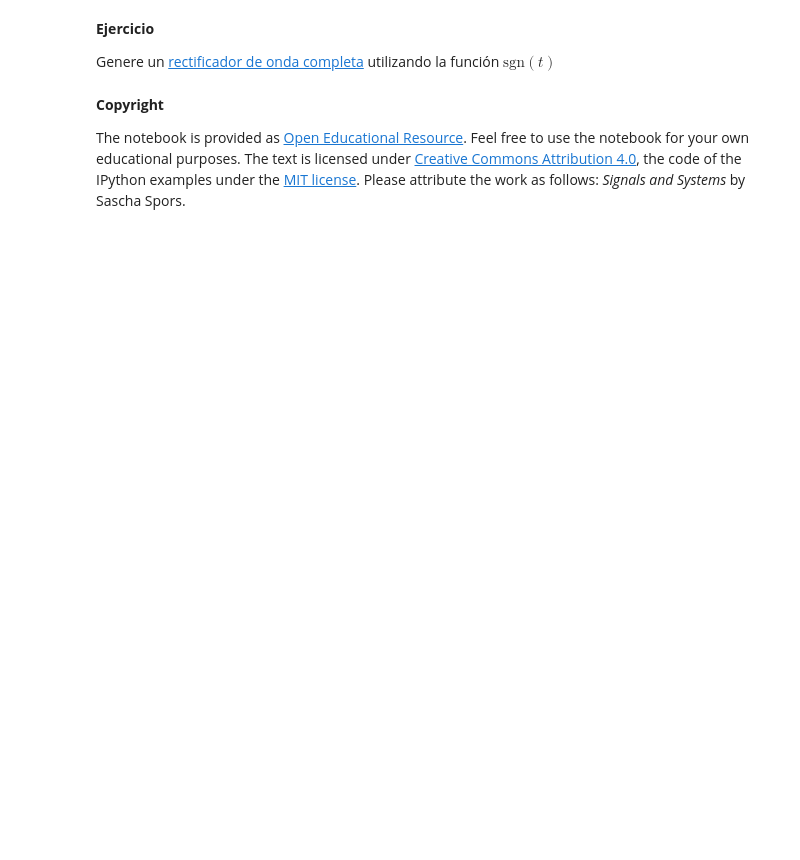
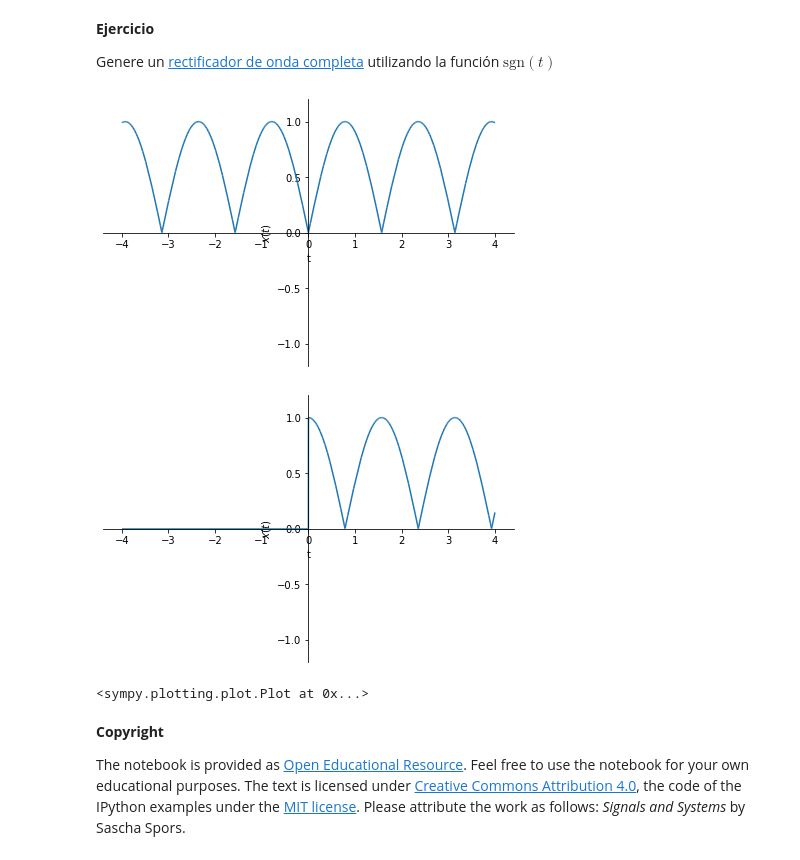
Before and after one commit to bavendanom/Se-ales_y_sistemas_bavendanom, a Jupyter notebook: TALLER_1/EJER1.2T01.ipynb, the cells around one changed output. Drawn from its saved outputs; the diff is of its cells as text; code cells hidden in the pictures; blank space fills up the shorter version.

```diff
--- a/TALLER_1/EJER1.2T01.ipynb
+++ b/TALLER_1/EJER1.2T01.ipynb
@@ -294,6 +298,23 @@ sym.plot(sgn, (t, -2, 2), ylim=[-1.2, 1.2], ylabel=r'sgn$(t)$');
 **Ejercicio**
 
 Genere un [rectificador de onda completa](https://en.wikipedia.org/wiki/Rectifier#Full-wave_rectification) utilizando la función $\text{sgn}(t)$
+# %%
+t,to,n,m,k =sym.symbols('t to n m k',real=True)
+t, sigma, omega = sym.symbols('t sigma omega', real=True)
+#x = sym.sin(omega*t)
+#y = sym.sign(x)
+#z = x*y
+Y = sym.sin(omega*t)*sym.sign(sym.sin(omega*t))
+#Rectificador de onda completa para el Seno
+sym.plot(Y.subs(omega,2), (t, -4, 4), ylim=[-1.2, 1.2], ylabel=r'$x(t)$')
+#Rectificador de onda completa para el coseno
+X = sym.cos(omega*t)*sym.sign(sym.cos(omega*t))
+xx=X*sym.Heaviside(t)#función escalón en sympy
+sym.plot(xx.subs(omega,2), (t, -4, 4), ylim=[-1.2, 1.2], ylabel=r'$x(t)$')
+# %% [output]
+[figure, added]
+[figure, added]
+<sympy.plotting.plot.Plot at 0x...>
 # %% [markdown]
 **Copyright**
 
```
Also changed, not shown: parts of 16 cells of this notebook.
